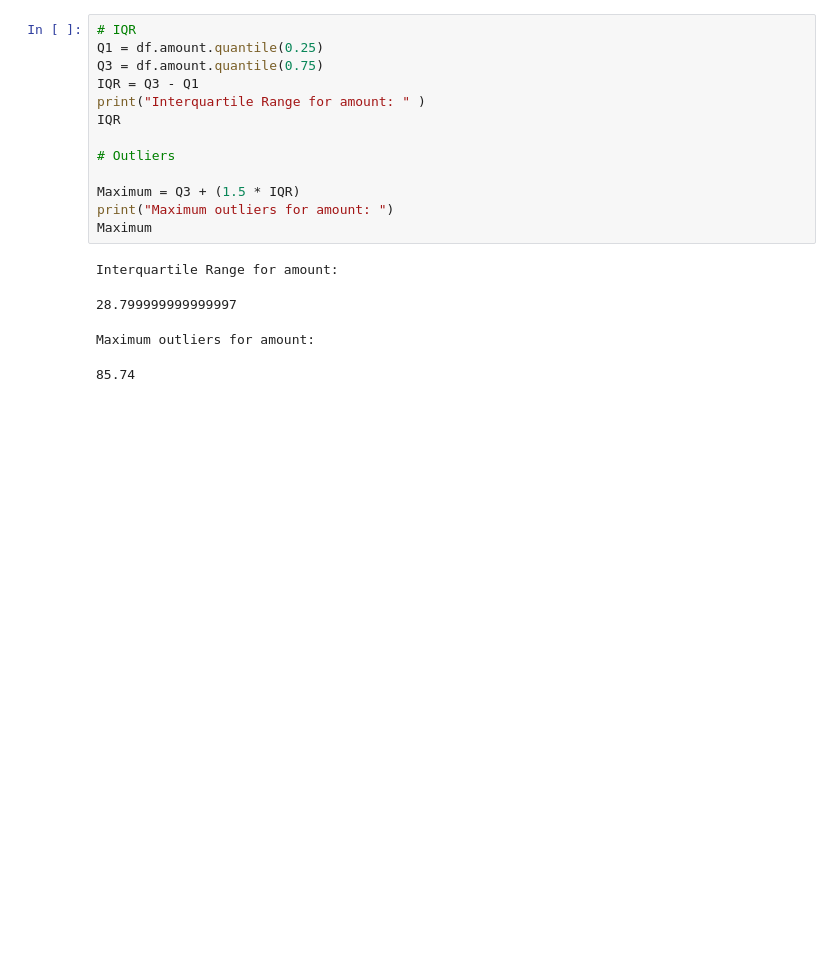
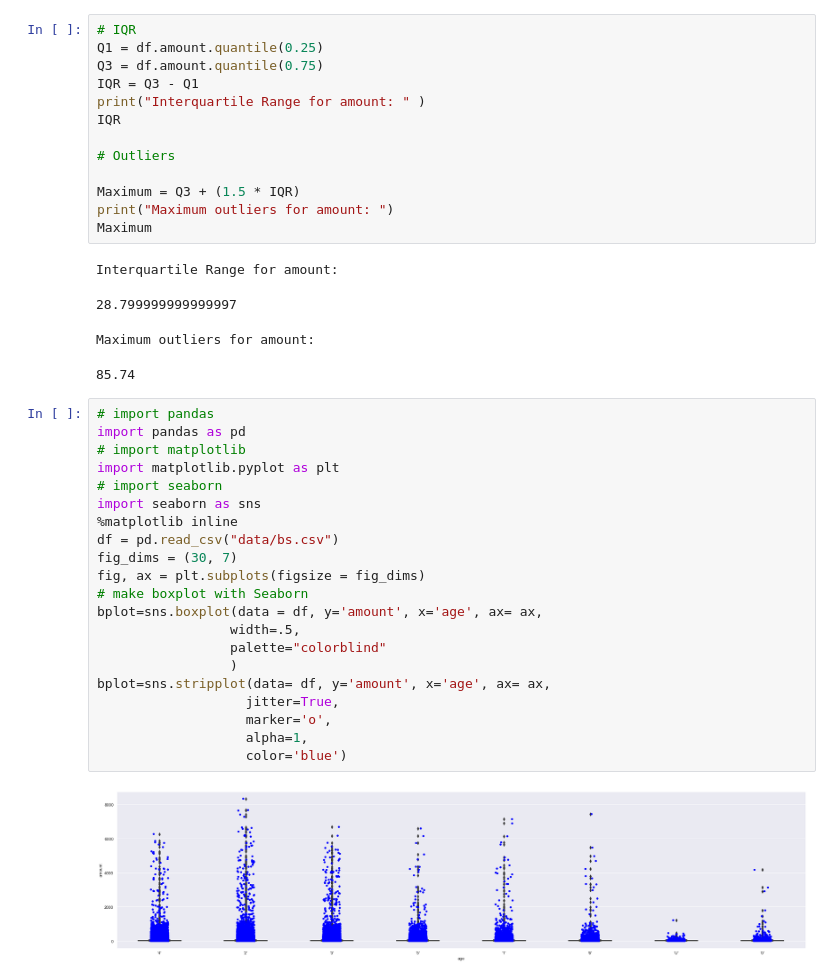
Before and after one commit to IanMMuldoon/FinFraud, a Jupyter notebook: fin.ipynb, the cells around one changed output. Saved outputs shown, nothing was run; the diff lists cells and outputs as text; blank space fills up the shorter version.

```diff
--- a/fin.ipynb
+++ b/fin.ipynb
@@ -220,3 +220,26 @@ Interquartile Range for amount:
 28.799999999999997
 Maximum outliers for amount:
 85.74
+# %%
+# import pandas
+import pandas as pd
+# import matplotlib
+import matplotlib.pyplot as plt
+# import seaborn
+import seaborn as sns
+%matplotlib inline
+df = pd.read_csv("data/bs.csv")
+fig_dims = (30, 7)
+fig, ax = plt.subplots(figsize = fig_dims)
+# make boxplot with Seaborn
+bplot=sns.boxplot(data = df, y='amount', x='age', ax= ax,
+                 width=.5,
+                 palette="colorblind"
+                 )
+bplot=sns.stripplot(data= df, y='amount', x='age', ax= ax,
+                   jitter=True,
+                   marker='o',
+                   alpha=1,
+                   color='blue')
+# %% [output]
+[figure, added]
```
Also changed, not shown: parts of 3 cells of this notebook.
